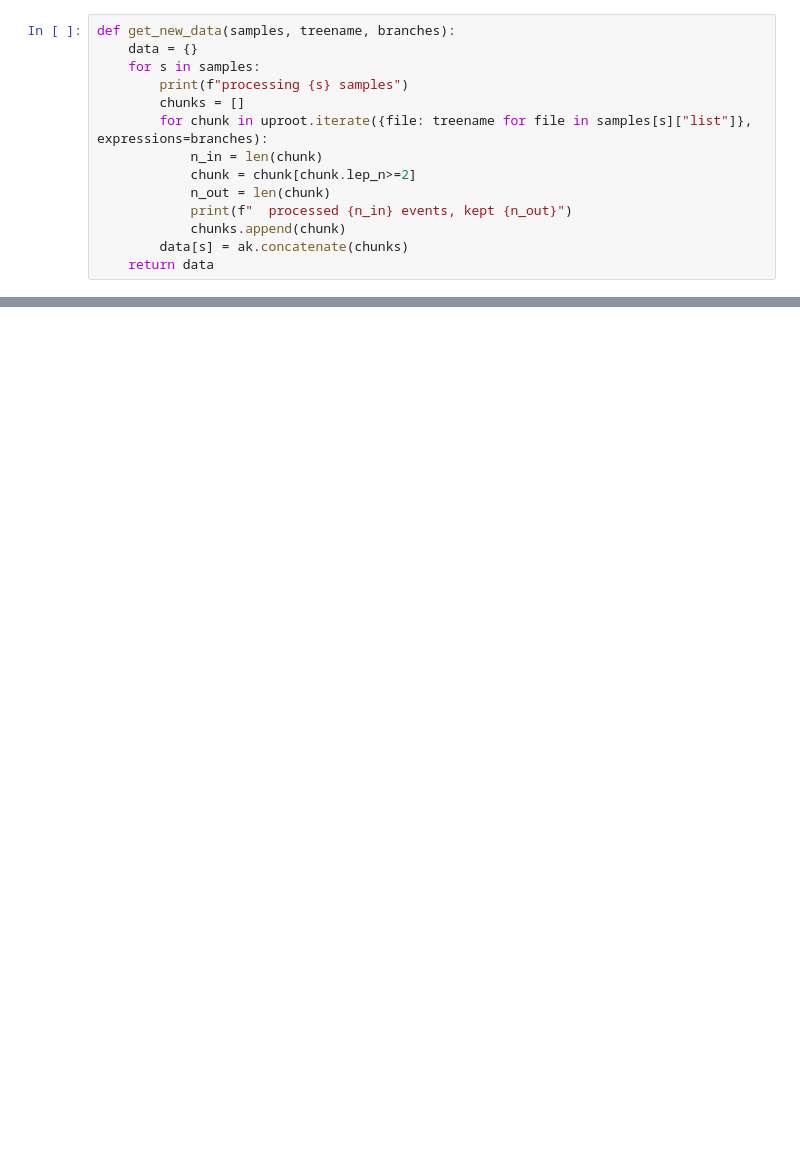
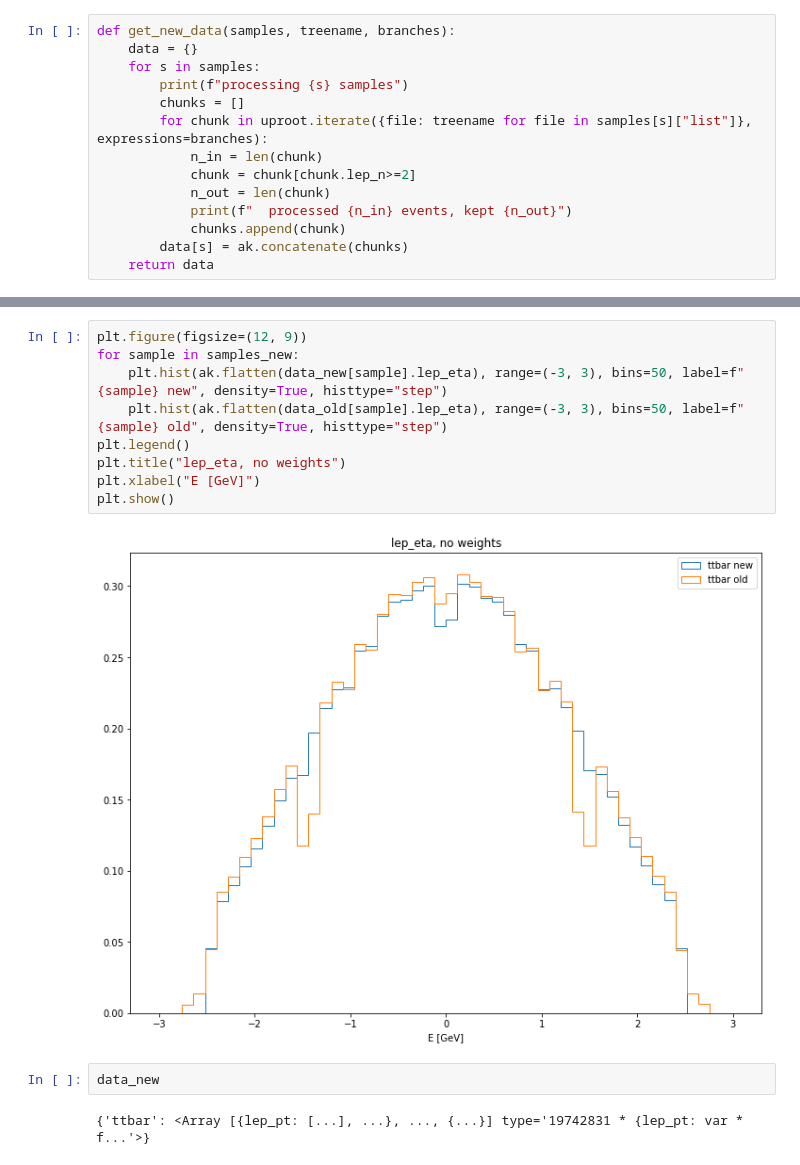
Before and after one commit to ilgazkuscu/CERN-THESIS, a Jupyter notebook: ilgaz-playground.ipynb, the cells around one changed output, grey strips where cells are left out. Cells and saved outputs as stored; diff of their text form; blank space fills up the shorter version.

```diff
--- a/ilgaz-playground.ipynb
+++ b/ilgaz-playground.ipynb
@@ -103,0 +246,15 @@ took 33.059284687042236s
+# %%
+plt.figure(figsize=(12, 9))
+for sample in samples_new:
+    plt.hist(ak.flatten(data_new[sample].lep_eta), range=(-3, 3), bins=50, label=f"{sample} new", density=True, histtype="step")
+    plt.hist(ak.flatten(data_old[sample].lep_eta), range=(-3, 3), bins=50, label=f"{sample} old", density=True, histtype="step")
+plt.legend()
+plt.title("lep_eta, no weights")
+plt.xlabel("E [GeV]")
+plt.show()
+# %% [output]
+[figure, added]
+# %%
+data_new
+# %% [output]
+{'ttbar': <Array [{lep_pt: [...], ...}, ..., {...}] type='19742831 * {lep_pt: var * f...'>}
```
Also changed, not shown: parts of 26 cells of this notebook.
